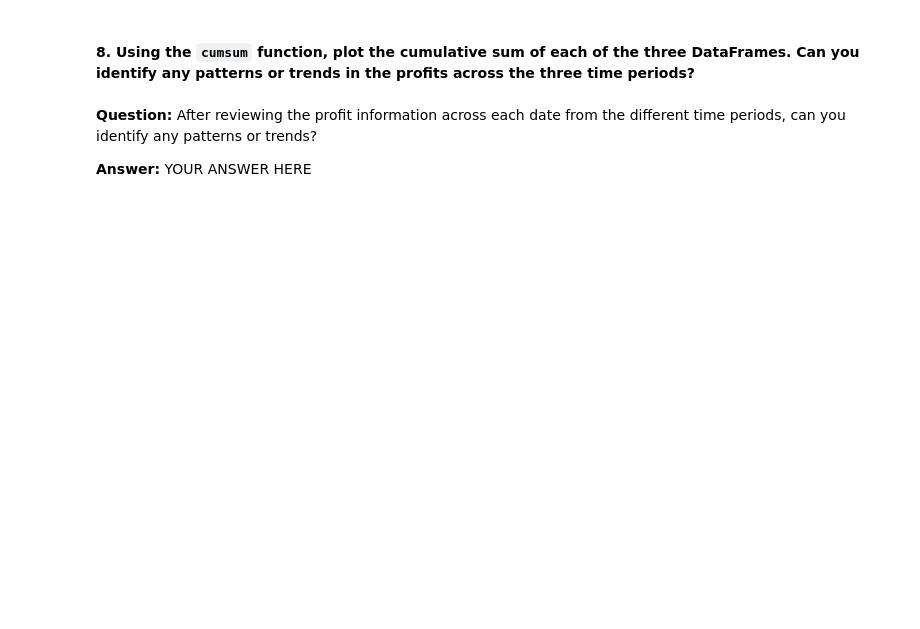
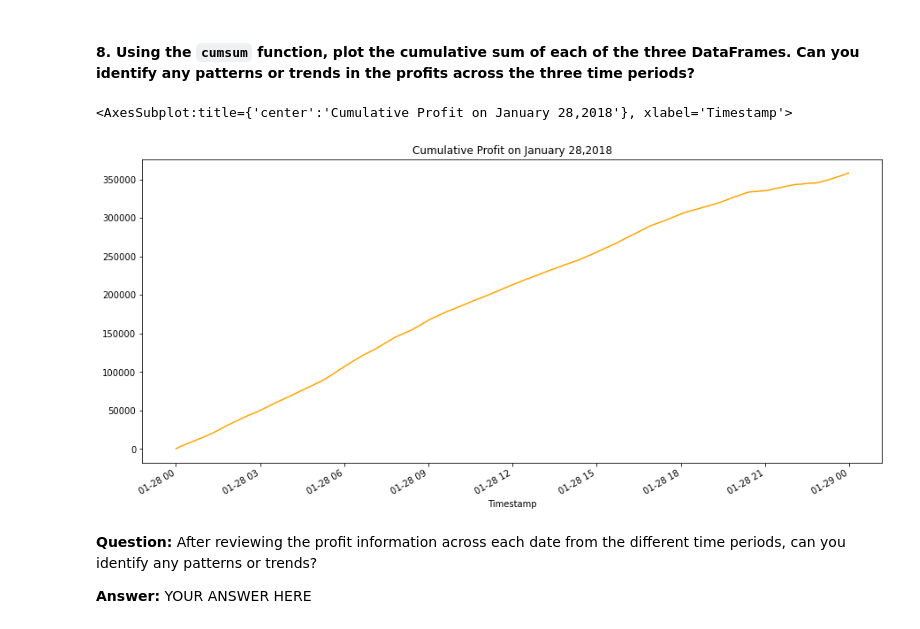
Before and after one commit to daybydata/crypto_arbitrage_script, a Jupyter notebook: crypto_arbitrage.ipynb, the cells around one changed output. Cells and saved outputs as stored; diff of their text form; code cells hidden in the pictures; blank space fills up the shorter version.

```diff
--- a/crypto_arbitrage.ipynb
+++ b/crypto_arbitrage.ipynb
@@ -509,10 +673,13 @@ profit_per_trade_early = # YOUR CODE HERE
 #### 8. Using the `cumsum` function, plot the cumulative sum of each of the three DataFrames. Can you identify any patterns or trends in the profits across the three time periods?
 # %%
 # Use the cumsum function to calculate the cumulative profits over time for the early profit per trade DataFrame
-cumulative_profit_early = # YOUR CODE HERE
+cumulative_profit_early = profit_per_trade_early.cumsum()
 # %%
 # Plot the cumulative sum of profits for the early profit per trade DataFrame
-# YOUR CODE HERE
+cumulative_profit_early.plot(figsize=(15, 7), title="Cumulative Profit on January 28,2018", color="orange")
+# %% [output]
+<AxesSubplot:title={'center':'Cumulative Profit on January 28,2018'}, xlabel='Timestamp'>
+[figure, added]
 # %% [markdown]
 **Question:** After reviewing the profit information across each date from the different time periods, can you identify any patterns or trends?
 
```
Also changed, not shown: parts of 27 cells of this notebook.
